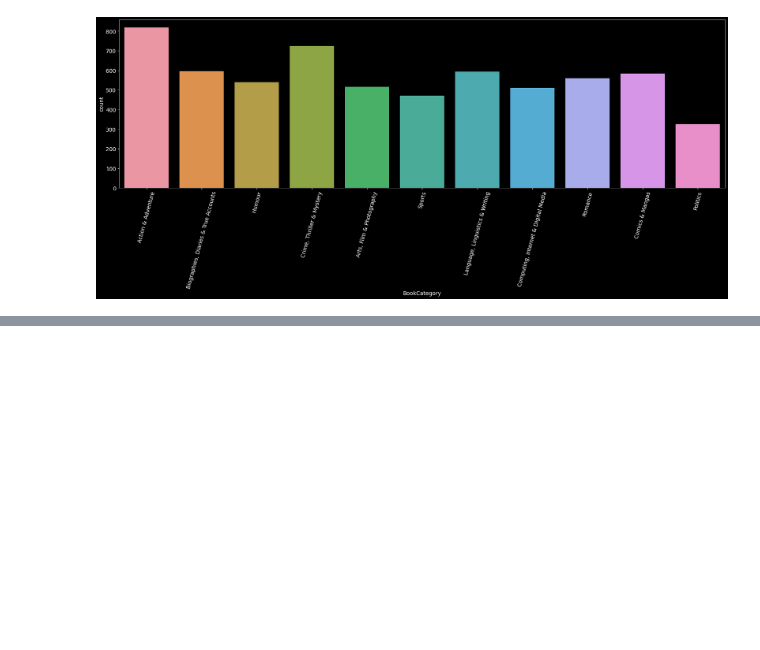
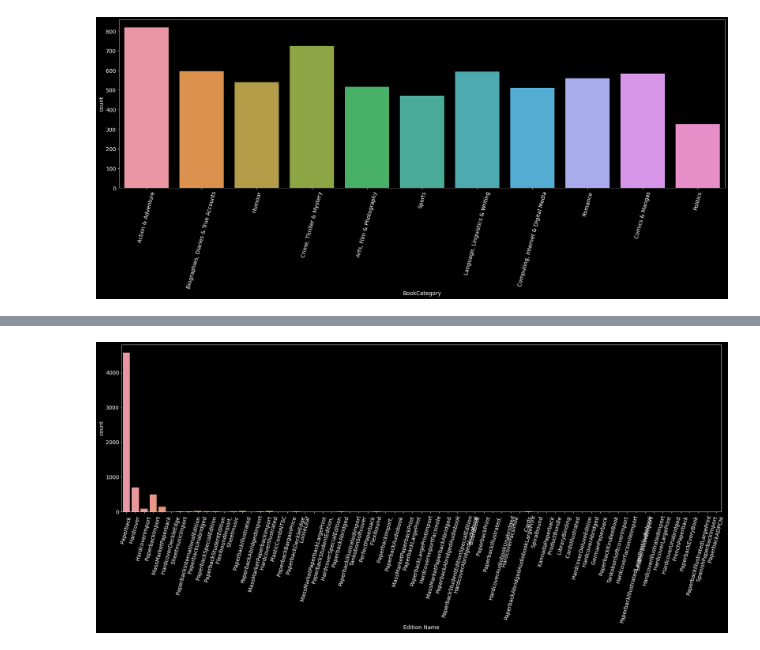
Before and after one commit to ashok2216-A/Hackthon-Book_Price_Prediction, a Jupyter notebook: Hackthon_Book_Price_Prediction.ipynb, the cells around one changed output, grey strips where cells are left out. Drawn from its saved outputs; the diff is of its cells as text; code cells hidden in the pictures; blank space fills up the shorter version.

```diff
--- a/Hackthon_Book_Price_Prediction.ipynb
+++ b/Hackthon_Book_Price_Prediction.ipynb
@@ -288,0 +291,6 @@ px.scatter(data_frame=train_df, x=train_df['Reviews'], y=train_df['Price'],color
+# %%
+sns.countplot(train_df['Edition Name'])
+plt.xticks(rotation=75)
+plt.show()
+# %% [output]
+[figure, added]
```
Also changed, not shown: parts of 8 cells of this notebook.
